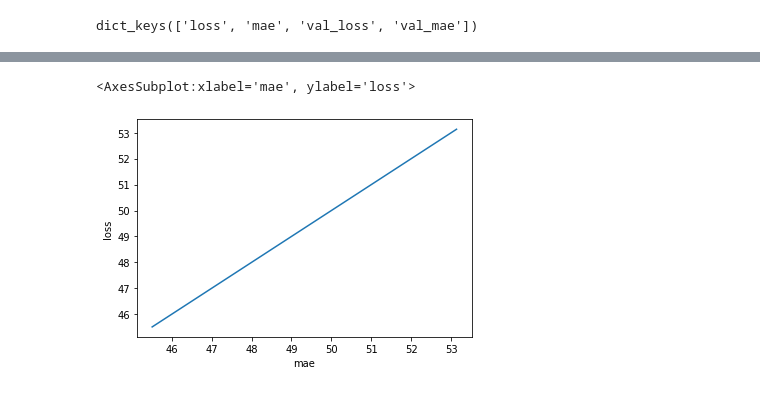
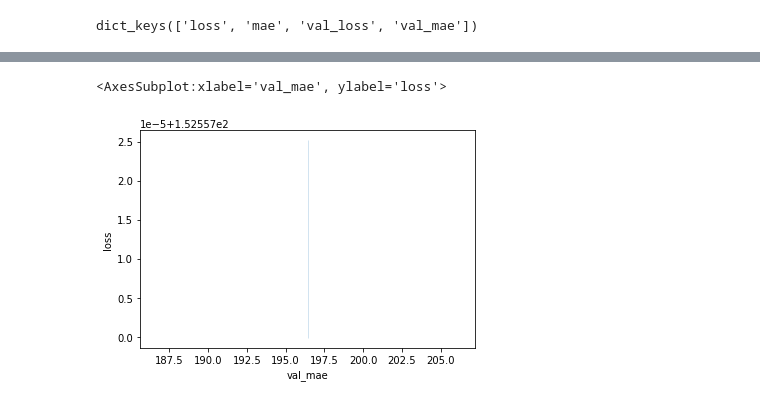
Before and after one commit to jiyoungparkme/dacon_data_analysis, a Jupyter notebook: 반도체 박막 두께 분석/반도체 박막 두께 분석.ipynb, the cells around one changed output, grey strips where cells are left out. Saved outputs shown, nothing was run; the diff lists cells and outputs as text; code cells hidden in the pictures.

```diff
--- a/반도체 박막 두께 분석/반도체 박막 두께 분석.ipynb
+++ b/반도체 박막 두께 분석/반도체 박막 두께 분석.ipynb
@@ -90,15 +92,18 @@ test_X = test.iloc[:,1:]
 # %%
 # modeling
 model = Sequential()
-model.add(Dense(units=160, activation='relu', input_dim=226))
-model.add(Dense(units=160, activation='relu'))
-model.add(Dense(units=160, activation='relu'))
+model.add(Dense(units=500, activation='gelu', input_dim=226))
+model.add(BatchNormalization())
+model.add(Dense(units=250, activation='gelu'))
+model.add(BatchNormalization())
+model.add(Dense(units=125, activation='gelu'))
+model.add(BatchNormalization())
 model.add(Dense(units=4, activation='linear'))
 # %%
 # model complie
 model.compile(loss="mae", optimizer = 'adam', metrics=['mae'])
 # %%
 # model learning
-history = model.fit(train_X, train_Y, epochs = 20, batch_size = 10000,
+history = model.fit(train_X, train_Y, epochs = 35, batch_size = 1000,
          validation_split=0.05)
 # %% [output]
@@ -183,6 +150,6 @@ history.history['loss']
 # %%
 import seaborn as sns
-sns.lineplot(data = history.history,x='mae', y='loss')
+sns.lineplot(data = history.history,x='val_mae', y='loss')
 # %% [output]
-<AxesSubplot:xlabel='mae', ylabel='loss'>
+<AxesSubplot:xlabel='val_mae', ylabel='loss'>
-[figure, old version]
+[figure, new version]
```
Also changed, not shown: parts of 9 cells of this notebook.
